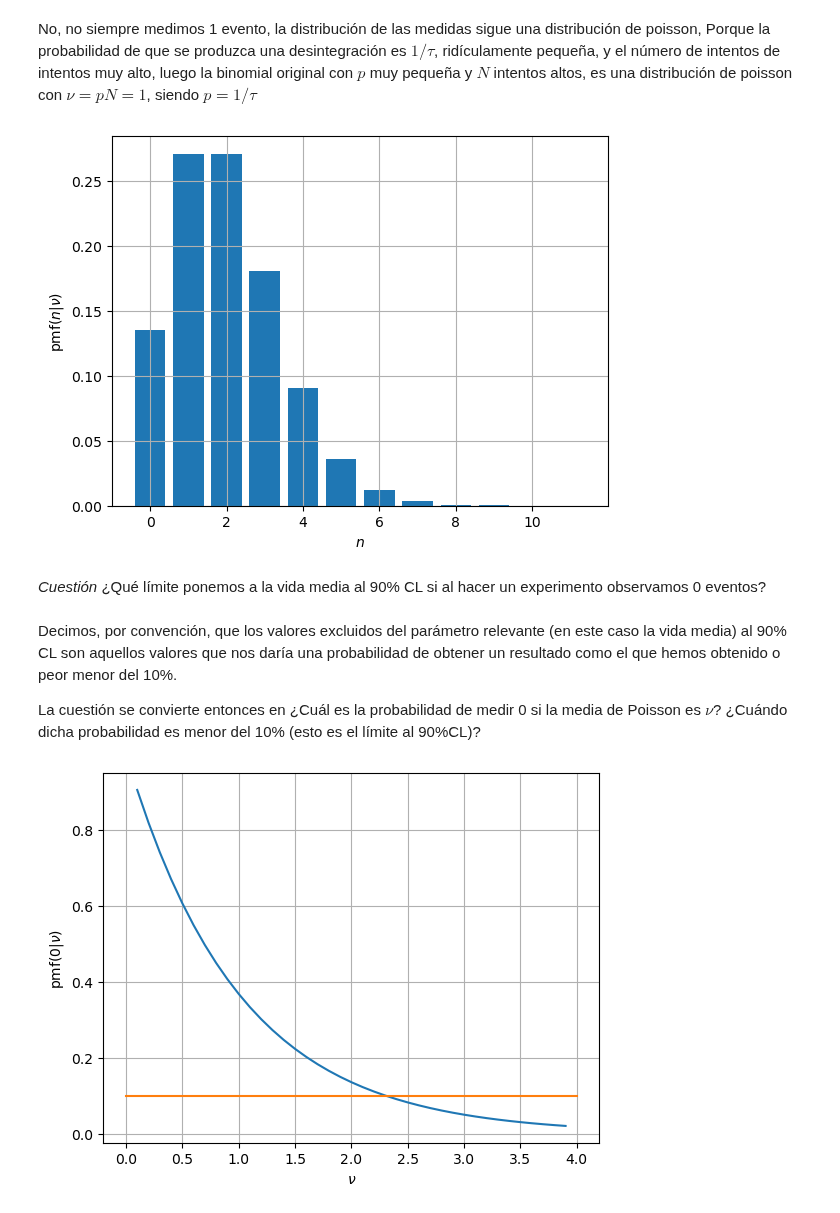
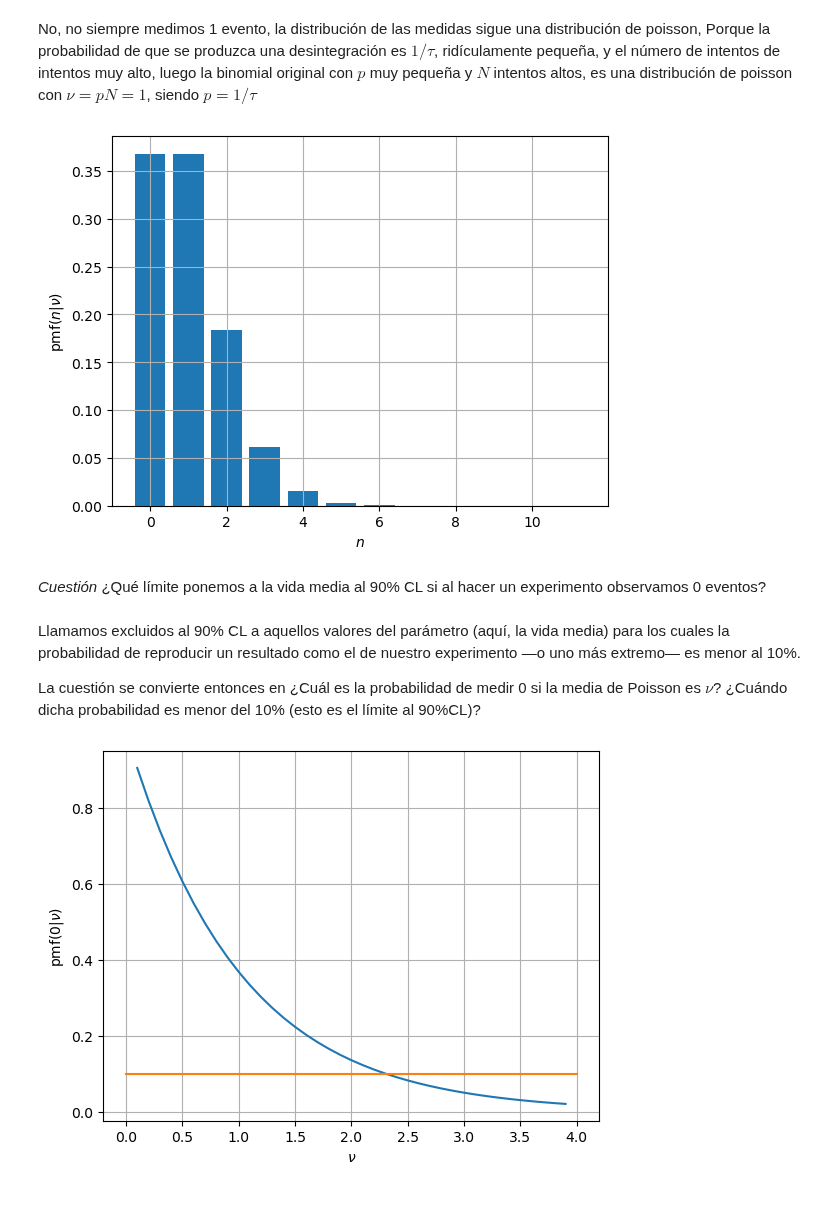
Before and after one commit to jahernando/USC-FNyP, a Jupyter notebook: _sources/notebooks/probs/problemas-prel.ipynb, the cells around one changed output. Cells and saved outputs as stored; diff of their text form; code cells hidden in the pictures.

```diff
--- a/_sources/notebooks/probs/problemas-prel.ipynb
+++ b/_sources/notebooks/probs/problemas-prel.ipynb
@@ -133,17 +134,17 @@ No, no siempre medimos 1 evento, la distribución de las medidas sigue una distr
 # %%
 from scipy.stats import poisson
 
-nu = 2
+nu = 1
 ns = np.arange(12)
 
 plt.bar(ns, poisson.pmf(ns, nu))
 plt.xlabel(r'$n$'); plt.ylabel(r'pmf$(n | \nu)$'); plt.grid();
 # %% [output]
-[figure, old version]
+[figure, new version]
 # %% [markdown]
 *Cuestión* ¿Qué límite ponemos a la vida media al 90% CL si al hacer un experimento observamos 0 eventos?
 # %% [markdown]
-Decimos, por convención, que los valores excluidos del parámetro relevante (en este caso la vida media) al 90% CL son aquellos valores que nos daría una probabilidad de obtener un resultado como el que hemos obtenido o peor menor del 10%.
+Llamamos excluidos al 90% CL a aquellos valores del parámetro (aquí, la vida media) para los cuales la probabilidad de reproducir un resultado como el de nuestro experimento —o uno más extremo— es menor al 10%.
 
 La cuestión se convierte entonces en ¿Cuál es la probabilidad de medir 0 si la media de Poisson es $\nu$? ¿Cuándo dicha probabilidad es menor del 10% (esto es el límite al 90%CL)?
 # %%
```
Also changed, not shown: parts of 7 cells of this notebook, 32 other files.
